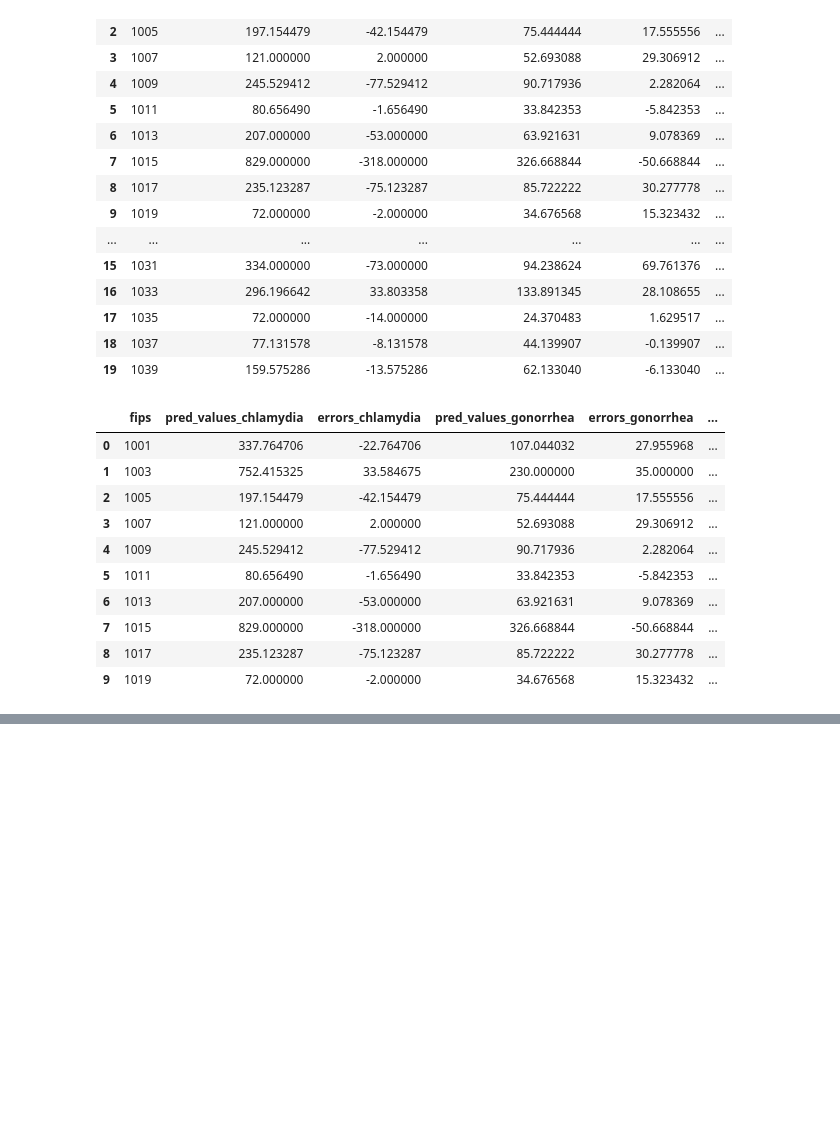
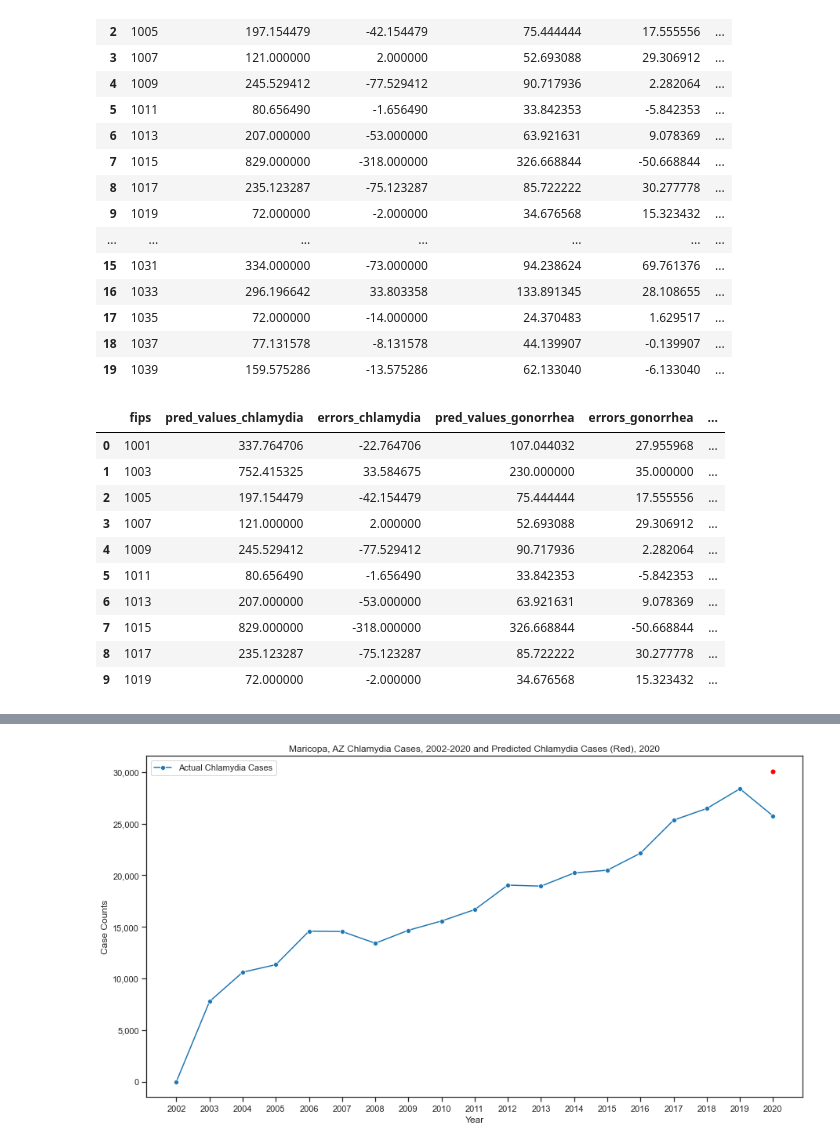
Before and after one commit to JayRPhilbrick/bdsi22dataminingsti, a Jupyter notebook: Notebooks/sti_analysis_county.ipynb, the cells around one changed output, grey strips where cells are left out. Drawn from its saved outputs; the diff is of its cells as text; code cells hidden in the pictures; blank space fills up the shorter version.

Commit message:
update county maps

```diff
--- a/Notebooks/sti_analysis_county.ipynb
+++ b/Notebooks/sti_analysis_county.ipynb
@@ -372,0 +419,17 @@ dfe.to_csv('../Data/Final/model1_pred_vals_errors.csv')
+# %%
+fitted_val = dfe[dfe['fips']==4013].loc[:,'pred_values_chlamydia']
+sns.set_theme(style="ticks", palette=None)
+plt.figure(figsize = (15,8))
+g = sns.lineplot(data = df[df['fips']==4013], x = 'year', y = 'cases_chlamydia', marker = "o")
+g.set_ylabel('Case Counts')
+g.set_xlabel('Year')
+g.set_xticks(df_sum['year'])
+g.set_title("Maricopa, AZ Chlamydia Cases, 2002-2020 and Predicted Chlamydia Cases (Red), 2020")
+plt.legend(labels=["Actual Chlamydia Cases"])
+current_values = plt.gca().get_yticks()
+plt.gca().set_yticklabels(['{:,.0f}'.format(x) for x in current_values])
+plt.scatter(2020, fitted_val, marker='o', s=25, c="red")
+plt.savefig('../Output/PosterPresentation/ModelOutputs/arima_chlamydia_county.png',dpi=300)
+plt.show()
+# %% [output]
+[figure, added]
```
Also changed, not shown: parts of 6 cells of this notebook, 3 other files.
